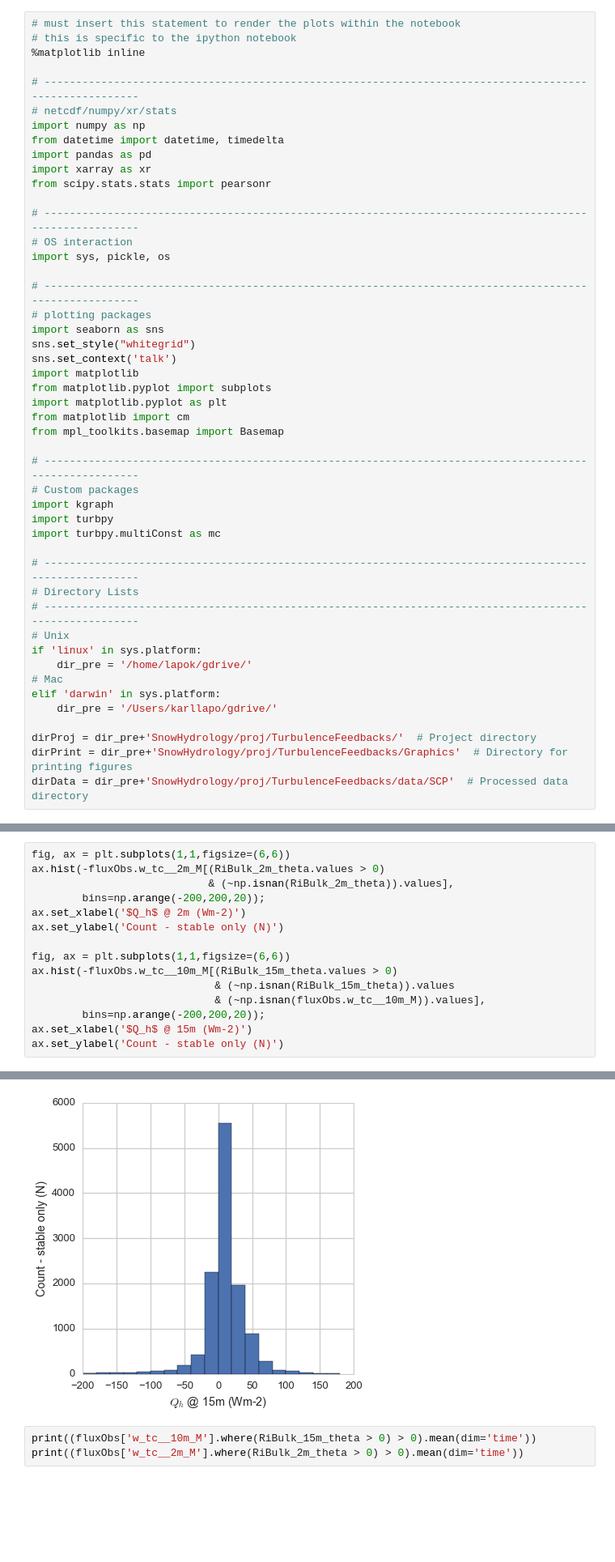
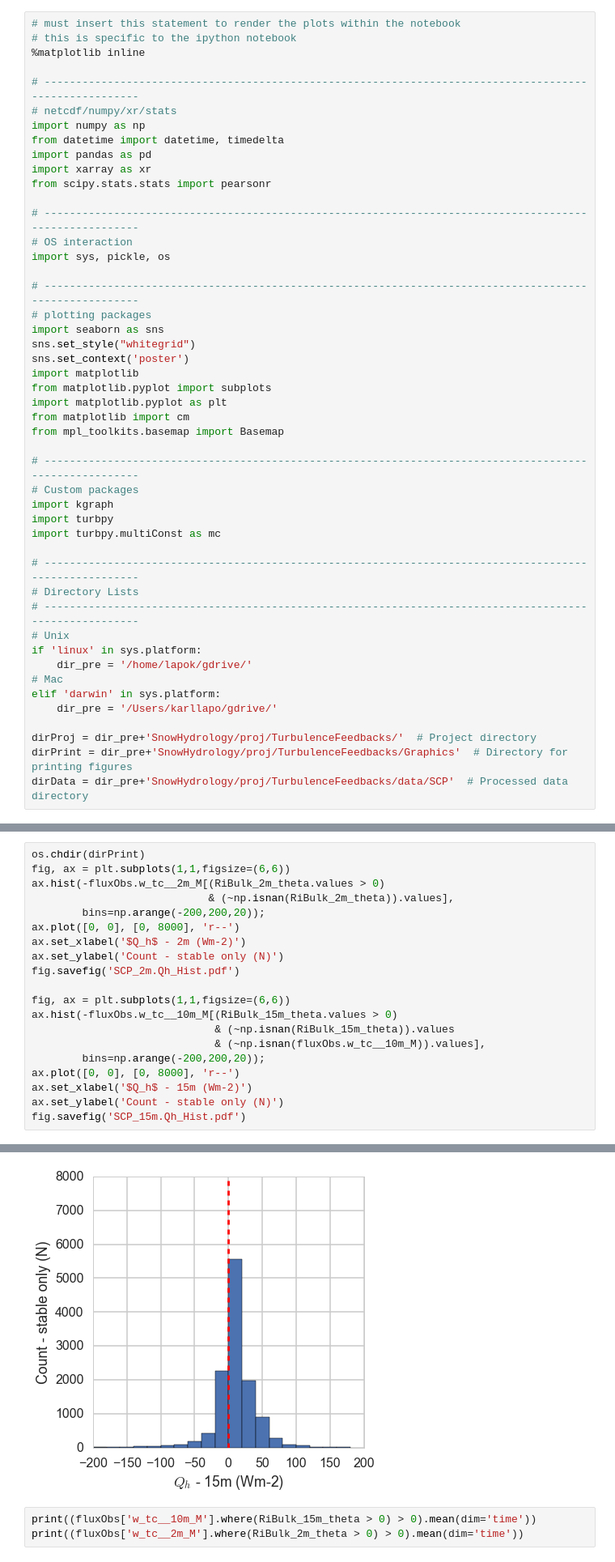
Before and after one commit to klapo/TurbulenceFeedbacks, a Jupyter notebook: TF.SCP.BoundaryLayerObs.ipynb, the cells around one changed output, grey strips where cells are left out. Shown at 81% size. Drawn from its saved outputs; the diff is of its cells as text; blank space fills up the shorter version.

Commit message:
Mostly reran script and changed some formatting of the figures.

```diff
--- a/TF.SCP.BoundaryLayerObs.ipynb
+++ b/TF.SCP.BoundaryLayerObs.ipynb
@@ -19,7 +19,7 @@ import sys, pickle, os
 # plotting packages
 import seaborn as sns
 sns.set_style("whitegrid")
-sns.set_context('talk')
+sns.set_context('poster')
 import matplotlib
 from matplotlib.pyplot import subplots
 import matplotlib.pyplot as plt
@@ -584,16 +567,21 @@ plt.hist([RiBulk_15m[(~np.isnan(RiBulk_15m)) & (RiBulk_15m < 100)],
 # %%
+os.chdir(dirPrint)
 fig, ax = plt.subplots(1,1,figsize=(6,6))
 ax.hist(-fluxObs.w_tc__2m_M[(RiBulk_2m_theta.values > 0)
                             & (~np.isnan(RiBulk_2m_theta)).values],
         bins=np.arange(-200,200,20));
-ax.set_xlabel('$Q_h$ @ 2m (Wm-2)')
+ax.plot([0, 0], [0, 8000], 'r--')
+ax.set_xlabel('$Q_h$ - 2m (Wm-2)')
 ax.set_ylabel('Count - stable only (N)')
+fig.savefig('SCP_2m.Qh_Hist.pdf')
 
 fig, ax = plt.subplots(1,1,figsize=(6,6))
 ax.hist(-fluxObs.w_tc__10m_M[(RiBulk_15m_theta.values > 0)
                              & (~np.isnan(RiBulk_15m_theta)).values
                              & (~np.isnan(fluxObs.w_tc__10m_M)).values],
         bins=np.arange(-200,200,20));
-ax.set_xlabel('$Q_h$ @ 15m (Wm-2)')
+ax.plot([0, 0], [0, 8000], 'r--')
+ax.set_xlabel('$Q_h$ - 15m (Wm-2)')
 ax.set_ylabel('Count - stable only (N)')
+fig.savefig('SCP_15m.Qh_Hist.pdf')
 # %% [output]
@@ -602,4 +589,4 @@ ax.set_ylabel('Count - stable only (N)')
-[figure, old version]
+[figure, new version]
 # %%
 print((fluxObs['w_tc__10m_M'].where(RiBulk_15m_theta > 0) > 0).mean(dim='time'))
 print((fluxObs['w_tc__2m_M'].where(RiBulk_2m_theta > 0) > 0).mean(dim='time'))
```
Also changed, not shown: parts of 2 cells of this notebook.
